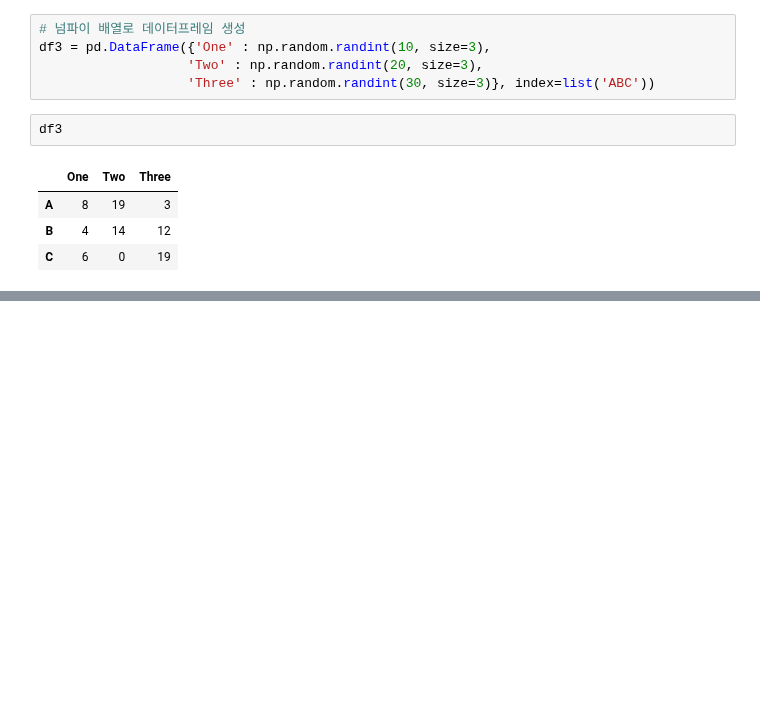
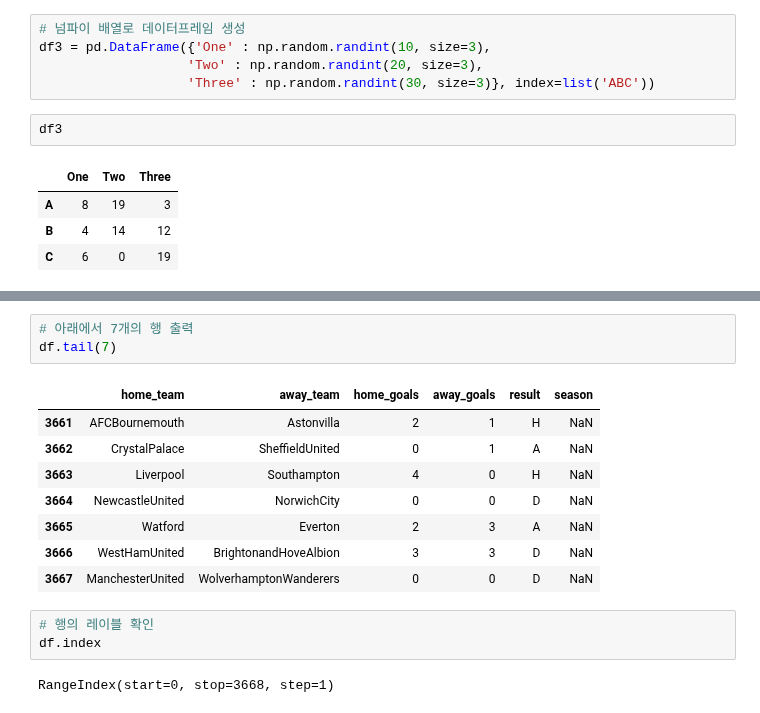
Before and after one commit to galaxy1014/ML_module_summary, a Jupyter notebook: Pandas/Chapter0_Summary/Chapter0.ipynb, the cells around one changed output, grey strips where cells are left out. Saved outputs shown, nothing was run; the diff lists cells and outputs as text; blank space fills up the shorter version.

```diff
--- a/Pandas/Chapter0_Summary/Chapter0.ipynb
+++ b/Pandas/Chapter0_Summary/Chapter0.ipynb
@@ -72,0 +130,17 @@ df3
+# %%
+# 아래에서 7개의 행 출력
+df.tail(7)
+# %% [output]
+|  | home_team | away_team | home_goals | away_goals | result | season |
+| 3661 | AFCBournemouth | Astonvilla | 2 | 1 | H | NaN |
+| 3662 | CrystalPalace | SheffieldUnited | 0 | 1 | A | NaN |
+| 3663 | Liverpool | Southampton | 4 | 0 | H | NaN |
+| 3664 | NewcastleUnited | NorwichCity | 0 | 0 | D | NaN |
+| 3665 | Watford | Everton | 2 | 3 | A | NaN |
+| 3666 | WestHamUnited | BrightonandHoveAlbion | 3 | 3 | D | NaN |
+| 3667 | ManchesterUnited | WolverhamptonWanderers | 0 | 0 | D | NaN |
+# %%
+# 행의 레이블 확인
+df.index
+# %% [output]
+RangeIndex(start=0, stop=3668, step=1)
```
Also changed, not shown: parts of 22 cells of this notebook.
